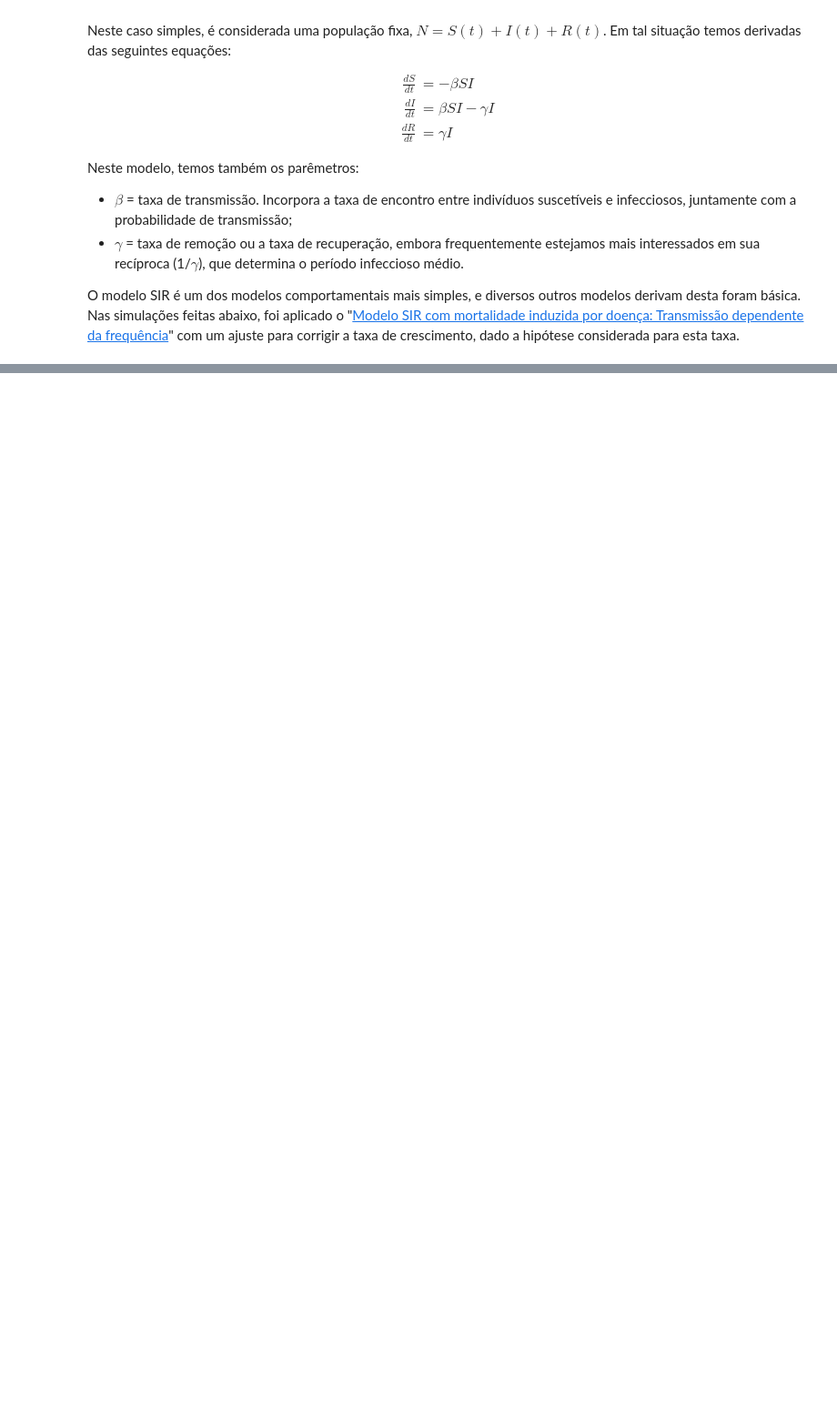
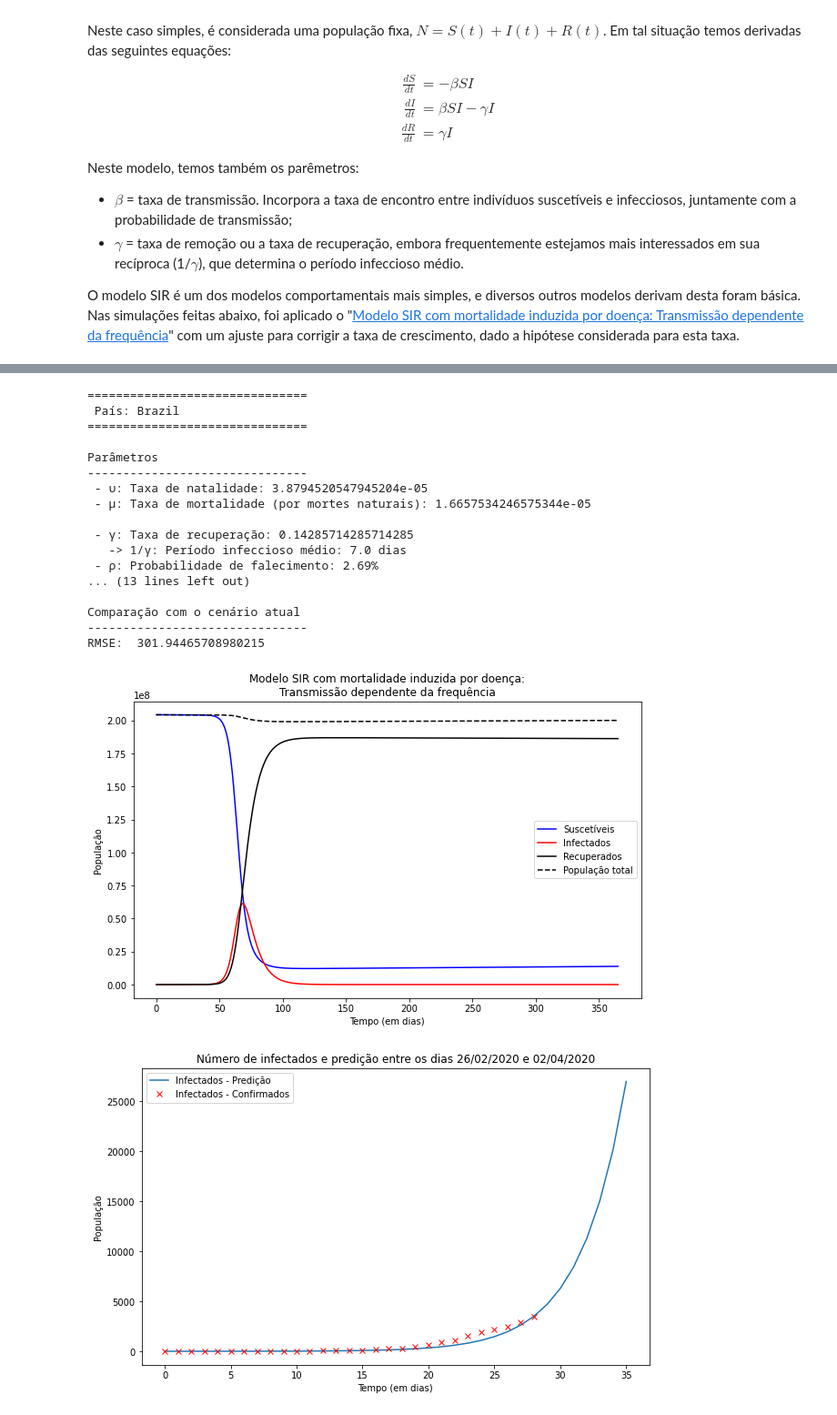
Before and after one commit to SrMouraSilva/modelagem-matematica, a Jupyter notebook: tarefa2-corona/Tarefa_2_-_Modelagem_de_doencas_infecciosas-Parte_2.ipynb, the cells around one changed output, grey strips where cells are left out. Shown at 91% size. Saved outputs shown, nothing was run; the diff lists cells and outputs as text; code cells hidden in the pictures; blank space fills up the shorter version.

```diff
--- a/tarefa2-corona/Tarefa_2_-_Modelagem_de_doencas_infecciosas-Parte_2.ipynb
+++ b/tarefa2-corona/Tarefa_2_-_Modelagem_de_doencas_infecciosas-Parte_2.ipynb
@@ -167,15 +97,0 @@ from plot import plot
-# %%
-import pandas as pd
-
-def dataset(pais):
-    dataset = pd.read_csv('./dataset-20-03-2020.csv', encoding='iso-8859-1')
-    dataset['date'] = pd.to_datetime(dataset.dateRep, format='%d/%m/%Y')
-
-    dataset_pais = dataset[(dataset.countriesAndTerritories == pais) & (dataset.date >= '26/02/2020')].sort_values(by='date').copy()
-
-    dataset_pais['cum_cases'] = np.cumsum(dataset_brasil.cases)
-    dataset_pais['cum_deaths'] = np.cumsum(dataset_brasil.deaths)
-
-    return dataset_pais
-
-dataset('Brazil').head()
@@ -628,0 +286,35 @@ Dito isso, estes são os resultados.
+# %%
+mortalidade_brasileira = dataset.mortalidade(dataset.dataset('Brazil'))
+
+params = Parametros(
+    pais= 'Brazil',
+    μ = 6.08/(1000 * 365), υ = 14.16/(1000 * 365),
+    β=160/365, γ=1/7., ρ=mortalidade_brasileira,
+    P_0 = 204_450_649, Y_0 = 1
+)
+
+brasil = Simulacao(params)
+
+relatorio = brasil.simular()
+relatorio.relatorio()
+relatorio.plot()
+# %% [output]
+===============================
+ País: Brazil
+===============================
+
+Parâmetros
+-------------------------------
+ - υ: Taxa de natalidade: 3.8794520547945204e-05
+ - μ: Taxa de mortalidade (por mortes naturais): 1.6657534246575344e-05
+
+ - γ: Taxa de recuperação: 0.14285714285714285
+   -> 1/γ: Período infeccioso médio: 7.0 dias
+ - ρ: Probabilidade de falecimento: 2.69%
+... (13 lines left out)
+
+Comparação com o cenário atual
+-------------------------------
+RMSE:  301.94465708980215
+[figure, added]
+[figure, added]
```
Also changed, not shown: parts of 38 cells of this notebook, 6 other files.
